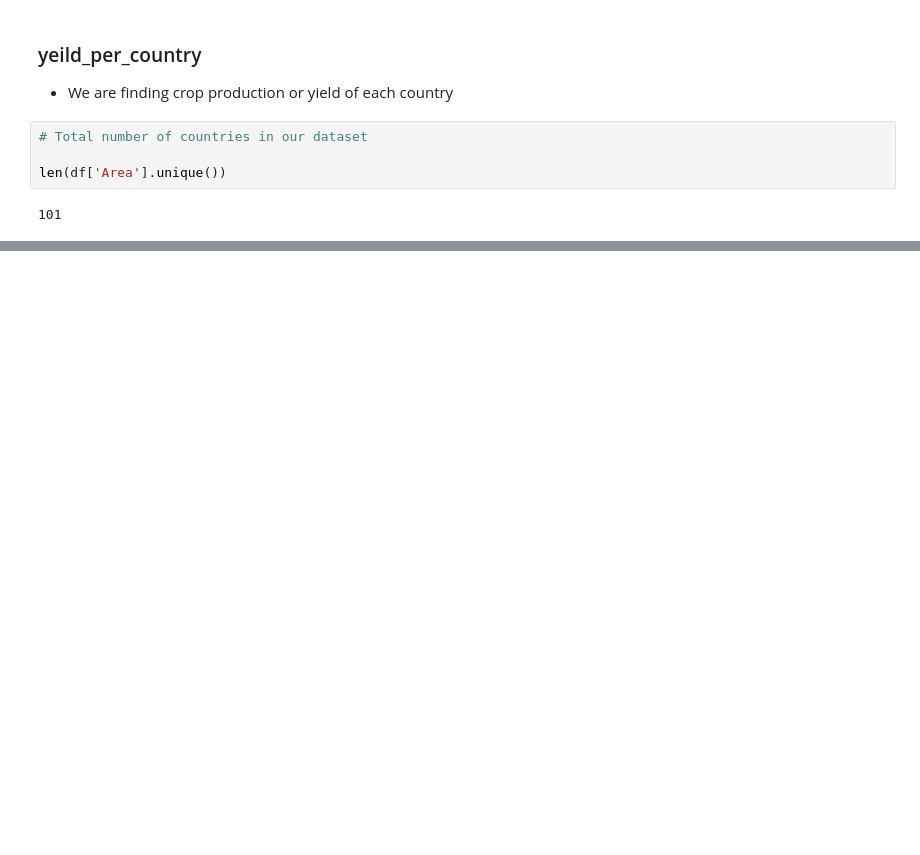
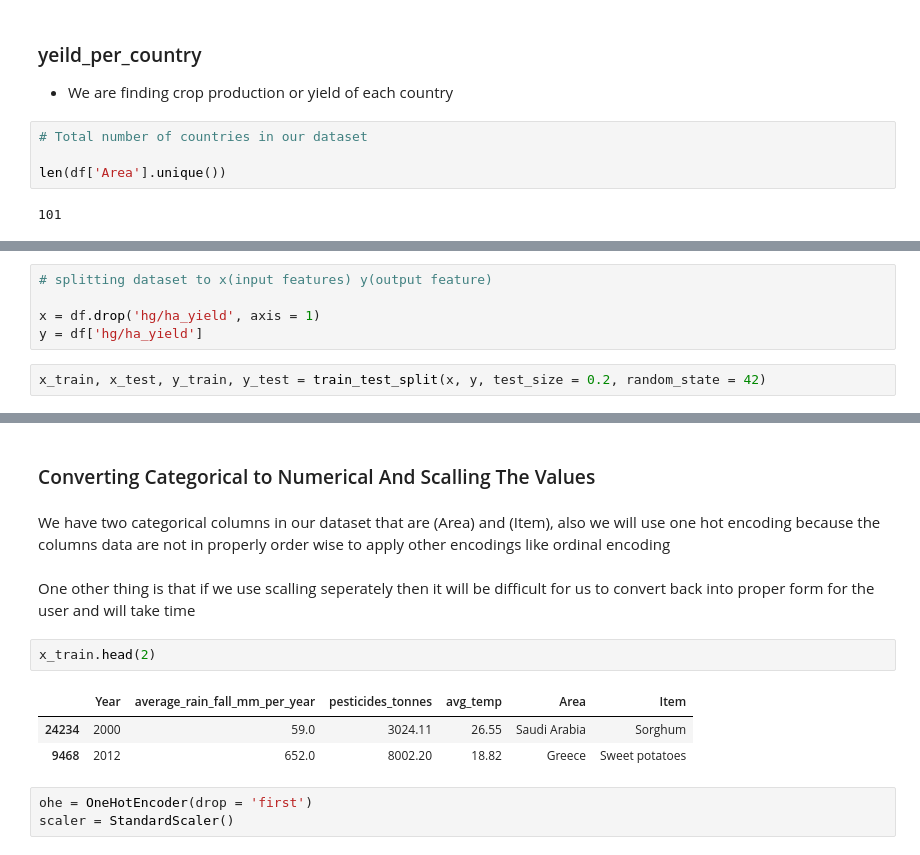
Before and after one commit to itxsalmannkhann/Crop-Yield-Prediction-Per-Country, a Jupyter notebook: crop_yield_prediction.ipynb, the cells around one changed output, grey strips where cells are left out. Cells and saved outputs as stored; diff of their text form; blank space fills up the shorter version.

Commit message:
Apply Encoding and Scalling

```diff
--- a/crop_yield_prediction.ipynb
+++ b/crop_yield_prediction.ipynb
@@ -191,0 +222,7 @@ Zimbabwe
+# %%
+# splitting dataset to x(input features) y(output feature)
+
+x = df.drop('hg/ha_yield', axis = 1)
+y = df['hg/ha_yield']
+# %%
+x_train, x_test, y_train, y_test = train_test_split(x, y, test_size = 0.2, random_state = 42)
@@ -191,0 +241,15 @@ Zimbabwe
+# %% [markdown]
+### Converting Categorical to Numerical And Scalling The Values
+# %% [markdown]
+We have two categorical columns in our dataset that are (Area) and (Item), also we will use one hot encoding because the columns data are not in properly order wise to apply other encodings like ordinal encoding
+# %% [markdown]
+One other thing is that if we use scalling seperately then it will be difficult for us to convert back into proper form for the user and will take time
+# %%
+x_train.head(2)
+# %% [output]
+|  | Year | average_rain_fall_mm_per_year | pesticides_tonnes | avg_temp | Area | Item |
+| 24234 | 2000 | 59.0 | 3024.11 | 26.55 | Saudi Arabia | Sorghum |
+| 9468 | 2012 | 652.0 | 8002.20 | 18.82 | Greece | Sweet potatoes |
+# %%
+ohe = OneHotEncoder(drop = 'first')
+scaler = StandardScaler()
```
Also changed, not shown: parts of 19 cells of this notebook.
